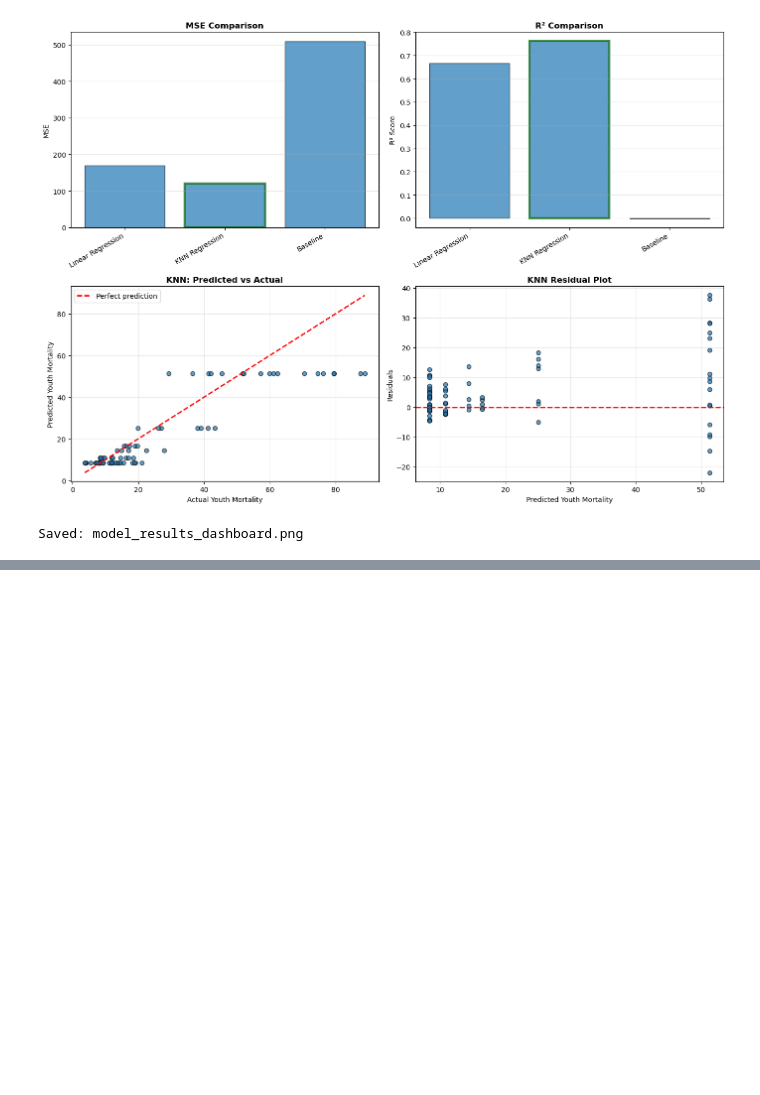
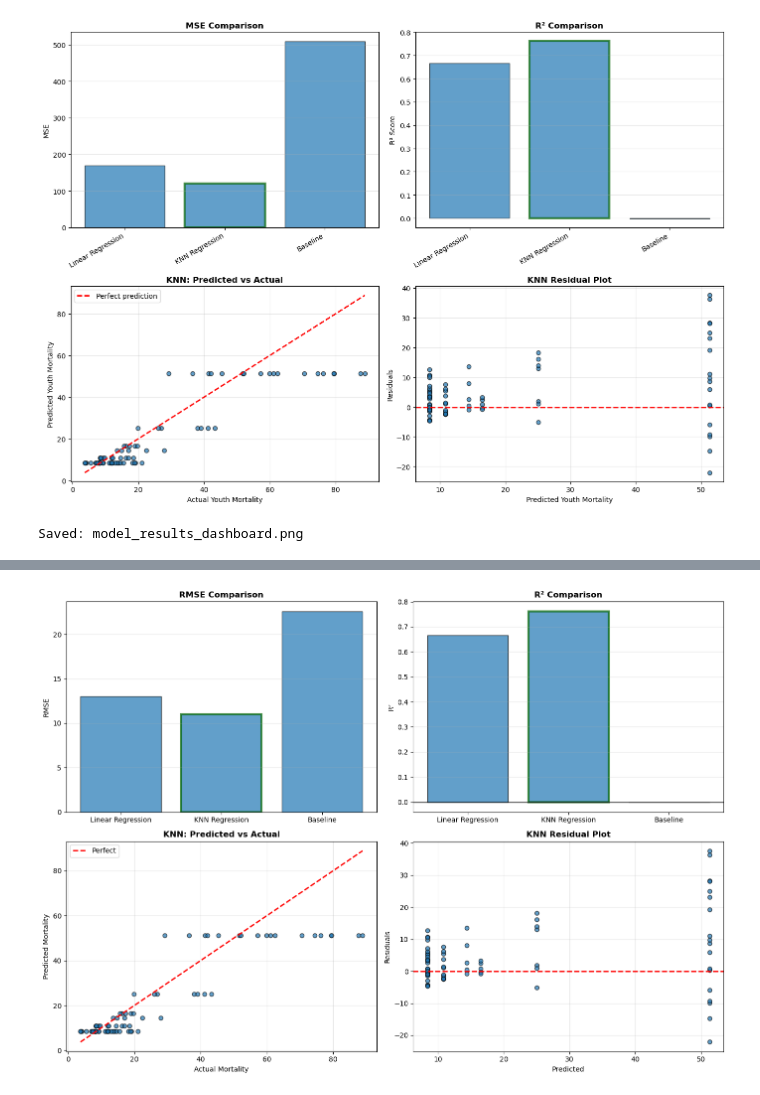
Before and after one commit to ecelule/dsa210project, a Jupyter notebook: youth_mortality_analysis_ML.ipynb, the cells around one changed output, grey strips where cells are left out. Cells and saved outputs as stored; diff of their text form; code cells hidden in the pictures; blank space fills up the shorter version.

```diff
--- a/youth_mortality_analysis_ML.ipynb
+++ b/youth_mortality_analysis_ML.ipynb
@@ -909,0 +1560,98 @@ Saved: model_results_dashboard.png
+# %%
+import matplotlib.pyplot as plt
+
+# ---- Metrics ----
+models = ["Linear Regression", "KNN Regression", "Baseline"]
+
+rmse_vals = [
+    np.sqrt(mean_squared_error(y_test_reg, y_pred_linear)),
+    np.sqrt(mean_squared_error(y_test_reg, y_pred_knn)),
+    np.sqrt(mean_squared_error(y_test_reg, baseline_preds))
+]
+
+r2_vals = [
+    r2_score(y_test_reg, y_pred_linear),
+    r2_score(y_test_reg, y_pred_knn),
+    r2_score(y_test_reg, baseline_preds)
+]
+
+# ---- Figure ----
+fig, axes = plt.subplots(2, 2, figsize=(14, 10))
+
+# -------------------------
+# 1) RMSE Comparison
+# -------------------------
+ax = axes[0, 0]
+
+bars = ax.bar(models, rmse_vals, alpha=0.7, edgecolor="black")
+
+best_idx = rmse_vals.index(min(rmse_vals))
+bars[best_idx].set_edgecolor("darkgreen")
+bars[best_idx].set_linewidth(3)
+
+ax.set_title("RMSE Comparison", fontweight="bold")
+ax.set_ylabel("RMSE")
+ax.grid(axis="y", alpha=0.3)
+
+
+# -------------------------
+# 2) R² Comparison
+# -------------------------
+ax = axes[0, 1]
+
+bars = ax.bar(models, r2_vals, alpha=0.7, edgecolor="black")
+
+best_idx = r2_vals.index(max(r2_vals))
+bars[best_idx].set_edgecolor("darkgreen")
+bars[best_idx].set_linewidth(3)
+
+ax.set_title("R² Comparison", fontweight="bold")
+ax.set_ylabel("R²")
+ax.axhline(0, color="black", linewidth=1)
+ax.grid(axis="y", alpha=0.3)
+
+
+# -------------------------
+# 3) Predicted vs Actual (KNN)
+# -------------------------
+ax = axes[1, 0]
+
+ax.scatter(y_test_reg, y_pred_knn, alpha=0.7, edgecolor="black")
+
+min_val = min(y_test_reg.min(), y_pred_knn.min())
+max_val = max(y_test_reg.max(), y_pred_knn.max())
+
+ax.plot([min_val, max_val], [min_val, max_val],
+        "r--", linewidth=2, label="Perfect")
+
+ax.set_title("KNN: Predicted vs Actual", fontweight="bold")
+ax.set_xlabel("Actual Mortality")
+ax.set_ylabel("Predicted Mortality")
+ax.legend()
+ax.grid(alpha=0.3)
+
+
+# -------------------------
+# 4) Residual Plot (KNN)
+# -------------------------
+ax = axes[1, 1]
+
+residuals = y_test_reg - y_pred_knn
+
+ax.scatter(y_pred_knn, residuals, alpha=0.7, edgecolor="black")
+ax.axhline(0, color="red", linestyle="--", linewidth=2)
+
+ax.set_title("KNN Residual Plot", fontweight="bold")
+ax.set_xlabel("Predicted")
+ax.set_ylabel("Residuals")
+ax.grid(alpha=0.3)
+
+
+# ---- Final touches ----
+plt.tight_layout()
+plt.savefig("final_model_dashboard.png", dpi=300, bbox_inches="tight")
+plt.show()
+
+print("Saved: final_model_dashboard.png")
+# %% [output]
+[figure, added]
```
Also changed, not shown: parts of 12 cells of this notebook, 4 other files.
